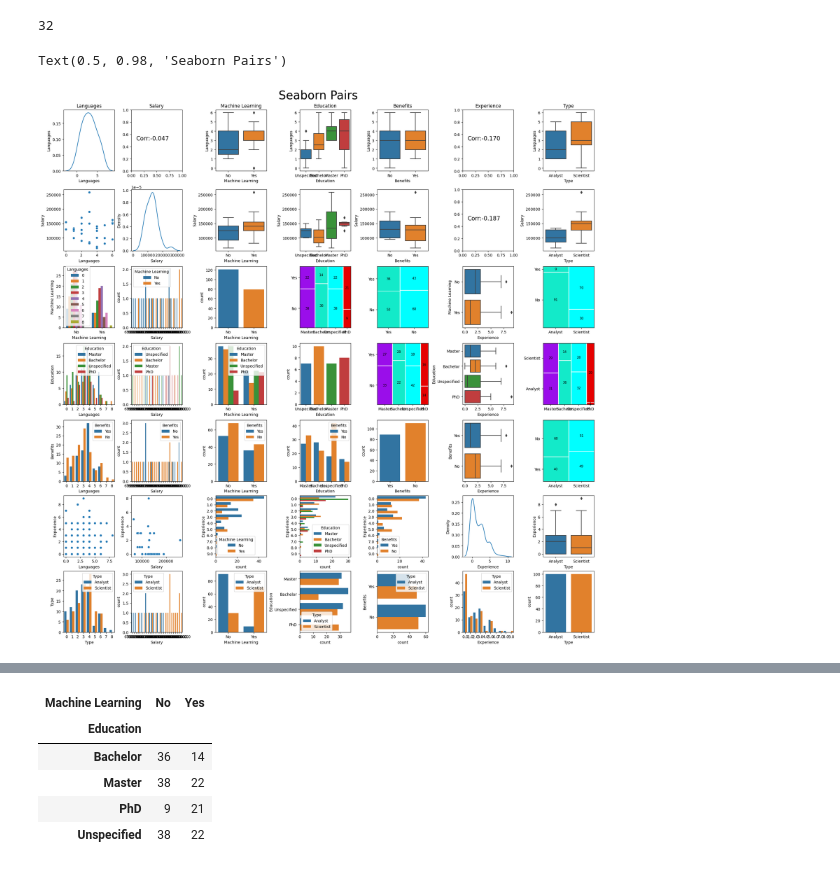
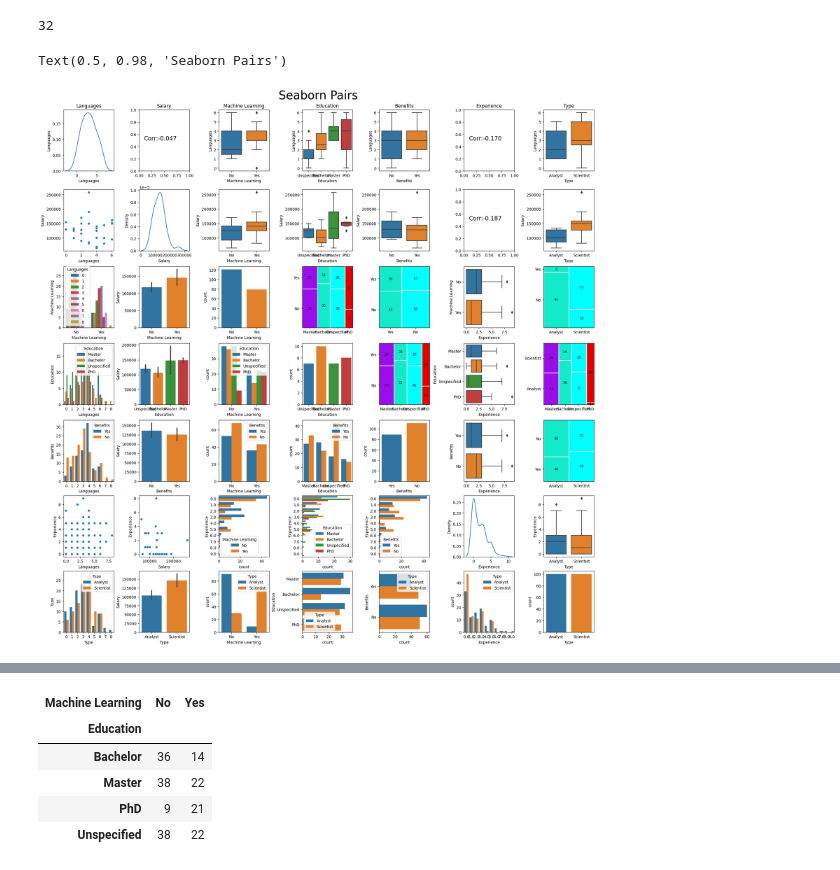
Before and after one commit to clwchanx/STA-141B, a Jupyter notebook: ggpairs.ipynb, the cells around one changed output, grey strips where cells are left out. Drawn from its saved outputs; the diff is of its cells as text; code cells hidden in the pictures.

Commit message:
changed salary bar plots
changed them to just have a general bar for the levels of the categorical variables. two subfigures wei was having trouble thinking of how to do it without changing everything

```diff
--- a/ggpairs.ipynb
+++ b/ggpairs.ipynb
@@ -143,17 +143,17 @@ sns.boxplot(data=df_na, x="Type",y="Salary", ax=axes[1][6])
 
 #column
 ##Sal-Machine Learning (bar) (subfigures)
-sns.countplot(data=df_na, hue="Machine Learning",x="Salary", ax=axes[2][1])
+sns.barplot(data=df_na, x="Machine Learning",y="Salary", ax=axes[2][1])
 #wei says to just adjust transparency or colors rather than try to make subfigures and split the grid
 
 ##Sal-Education (bar)
-sns.countplot(data=df_na, x="Salary",hue="Education", ax=axes[3][1])
+sns.barplot(data=df_na, y="Salary",x="Education", ax=axes[3][1])
 ##Sal-Benefits (bar)
-sns.countplot(data=df_na, x="Salary",hue="Benefits", ax=axes[4][1])
+sns.barplot(data=df_na, y="Salary",x="Benefits", ax=axes[4][1])
 ##Sal-Experience (scatterplot)
 sns.scatterplot(df_na, x="Salary", y="Experience",ax=axes[5][1])
 ##Sal-Type (stacked bar)
-sns.countplot(data=df_na, hue="Type",x="Salary", ax=axes[6][1])
+sns.barplot(data=df_na, x="Type",y="Salary", ax=axes[6][1])
 
 #Machine Learning
 #Row
@@ -264,31 +264,31 @@ sns.boxplot(data=df_plot, x="Experience",y="Benefits", ax=axes[4][5])
 props={}
 props[('Analyst','Yes')]={'facecolor':'xkcd:aqua','edgecolor':'white'}
 props[('Analyst','No')]= {'facecolor':'xkcd:aqua','edgecolor':'white'}
 props[('Scientist','Yes')]={'facecolor':'xkcd:cyan','edgecolor':'white'}
 props[('Scientist','No')]= {'facecolor':'xkcd:cyan','edgecolor':'white'}
 labelizer=lambda k:{('Analyst','Yes'):40,('Scientist','Yes'):49,
                     ('Analyst','No'):60,('Scientist','No'):51}[k]
 mosaic(df_plot,['Type','Benefits'],labelizer=labelizer,properties=props,ax=axes[4][6])
 #Column
 ##Experience (horizontal bars)
 sns.countplot(data=df_plot, y='Experience',hue="Benefits",ax=axes[5][4])
 ##Type
 sns.countplot(data=df_plot, y='Benefits',hue="Type",ax=axes[6][4])
 
 #Experience
 #rows
 ##itself (line)
 sns.kdeplot(df_plot, x="Experience",ax=axes[5][5])
 ##Type
 sns.boxplot(data=df_plot, x="Type",y="Experience", ax=axes[5][6])
 
 #columns
 ##Type
 sns.countplot(df_plot, x="Experience",hue="Type",ax=axes[6][5])
 ##Type on itself
 sns.countplot(data=df_plot, x="Type",ax=axes[6][6])
 
 fig.suptitle(t = 'Seaborn Pairs', fontsize = 30)
 # %% [output]
 Text(0.5, 0.98, 'Seaborn Pairs')
-[figure, old version]
+[figure, new version]
```
Also changed, not shown: parts of 6 cells of this notebook.
